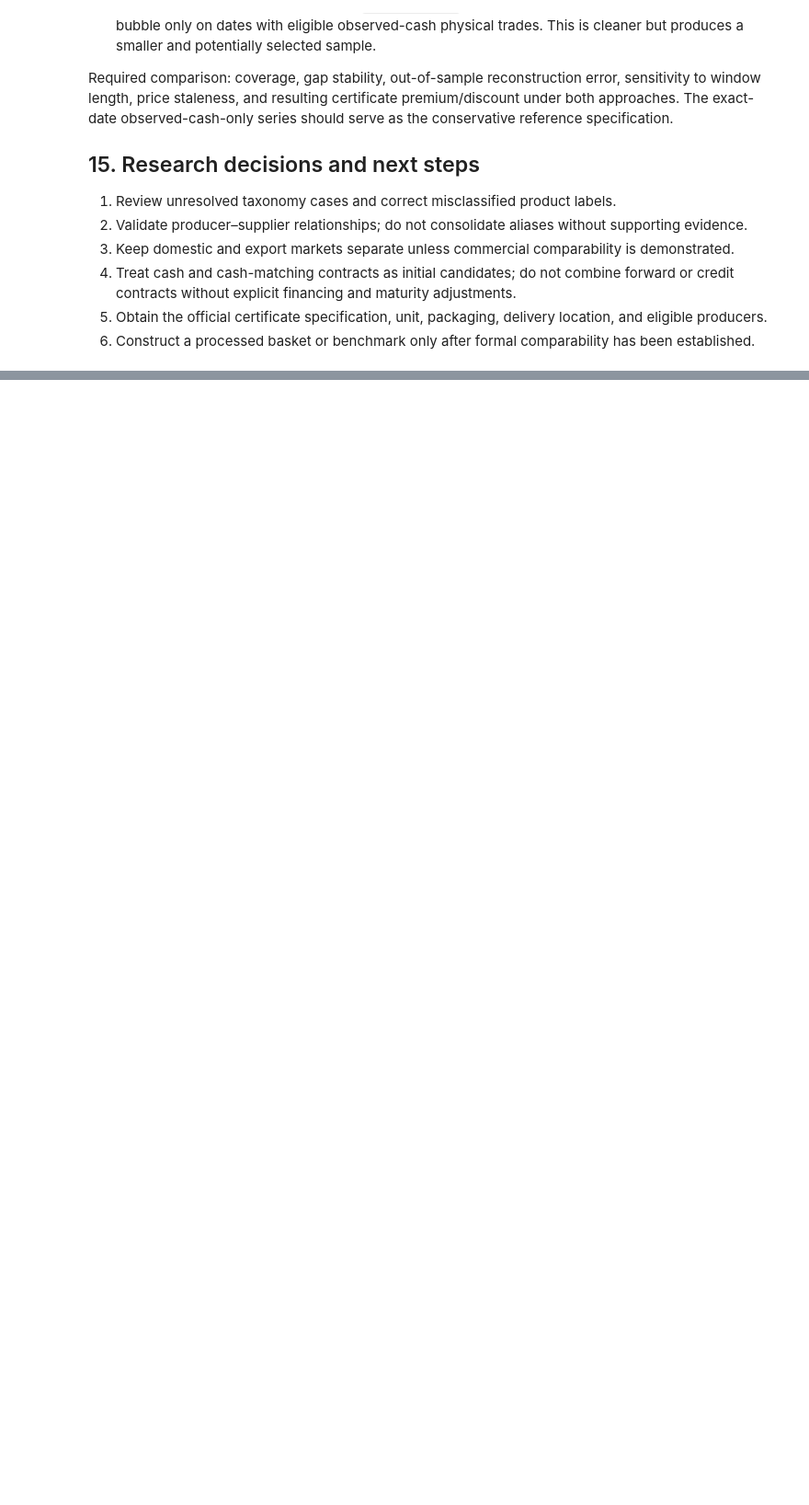
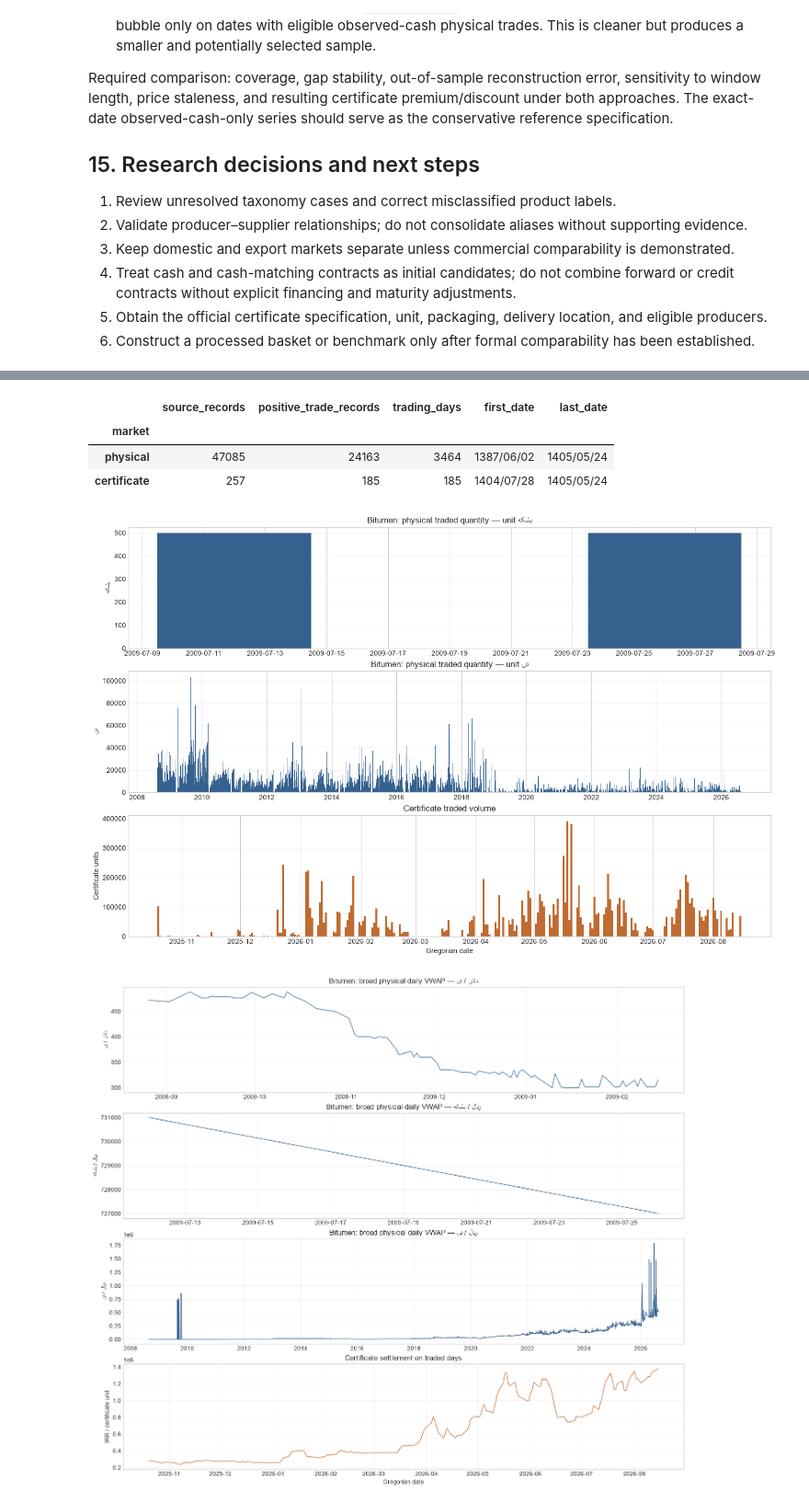
Before and after one commit to amirabadimm/empirical-economics-research, a Jupyter notebook: commodity/bitumen/notebooks/01_bitumen_physical_analysis.ipynb, the cells around one changed output, grey strips where cells are left out. Shown at 92% size. Drawn from its saved outputs; the diff is of its cells as text; code cells hidden in the pictures; blank space fills up the shorter version.

Commit message:
standardize professional commodity notebook dashboards

```diff
--- a/commodity/bitumen/notebooks/01_bitumen_physical_analysis.ipynb
+++ b/commodity/bitumen/notebooks/01_bitumen_physical_analysis.ipynb
@@ -1124,0 +1132,41 @@ Required comparison: coverage, gap stability, out-of-sample reconstruction error
+# %%
+from pathlib import Path
+import sys
+
+def locate_workspace(start=Path.cwd()):
+    for candidate in [start, *start.parents]:
+        if (candidate / "commodity" / "bitumen").exists() and (candidate / "shared").exists():
+            return candidate
+    raise FileNotFoundError("Could not locate workspace root")
+
+WORKSPACE_ROOT = locate_workspace()
+if str(WORKSPACE_ROOT) not in sys.path:
+    sys.path.insert(0, str(WORKSPACE_ROOT))
+
+from shared.notebook_tools.commodity_dashboard import (
+    goods_type_counts,
+    load_markets,
+    market_summary,
+    plot_available_bubbles,
+    plot_goods_type_counts,
+    plot_market_prices,
+    plot_trade_activity,
+)
+
+PROJECT_DIR = WORKSPACE_ROOT / "commodity" / "bitumen"
+physical_dashboard, certificate_dashboard = load_markets(
+    PROJECT_DIR, "bitumen", physical_filename=None
+)
+display(market_summary(physical_dashboard, certificate_dashboard))
+plot_trade_activity(physical_dashboard, certificate_dashboard, "Bitumen")
+plot_market_prices(physical_dashboard, certificate_dashboard, "Bitumen")
+goods_count_table = plot_goods_type_counts(physical_dashboard, "Bitumen", top_n=30)
+display(goods_count_table)
+bubble_series_plotted = plot_available_bubbles(PROJECT_DIR, "Bitumen")
+# %% [output]
+|  | source_records | positive_trade_records | trading_days | first_date | last_date |
+| market |  |  |  |  |  |
+| physical | 47085 | 24163 | 3464 | 1387/06/02 | 1405/05/24 |
+| certificate | 257 | 185 | 185 | 1404/07/28 | 1405/05/24 |
+[figure, added]
+[figure, added]
```
Also changed, not shown: parts of 2 cells of this notebook, 22 other files.
